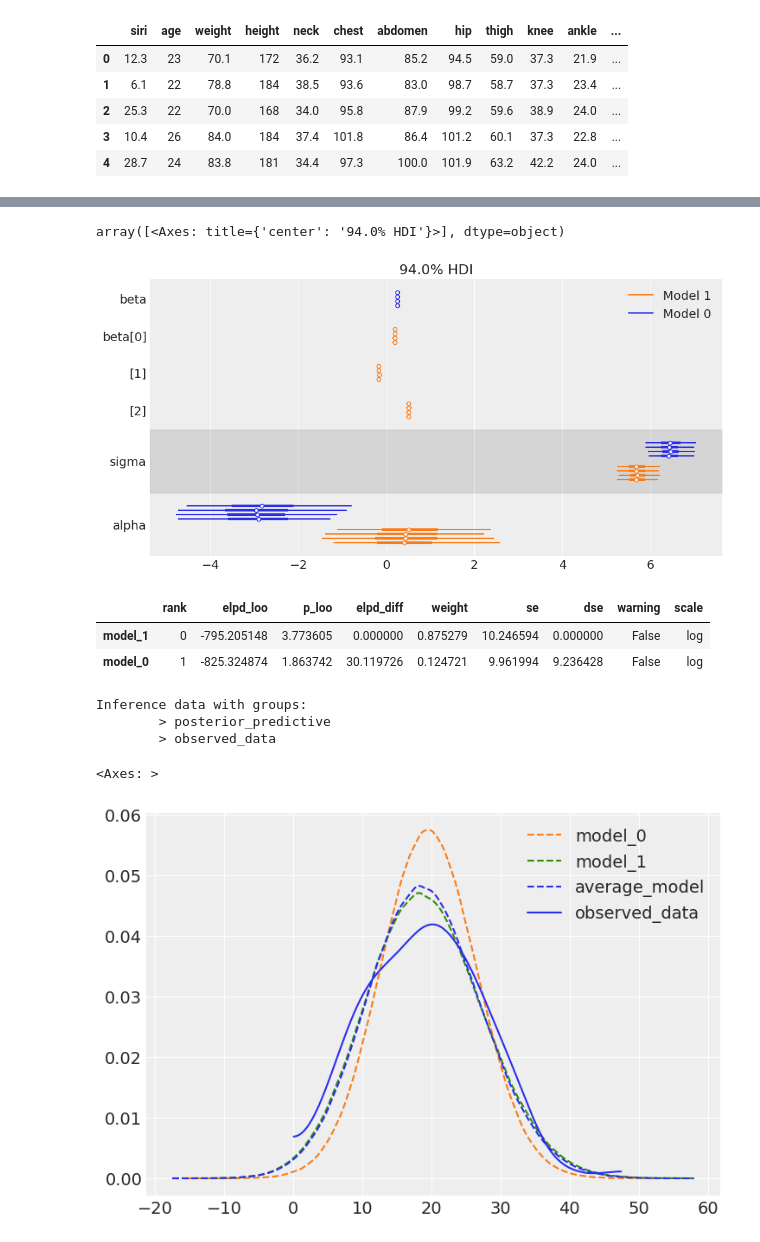
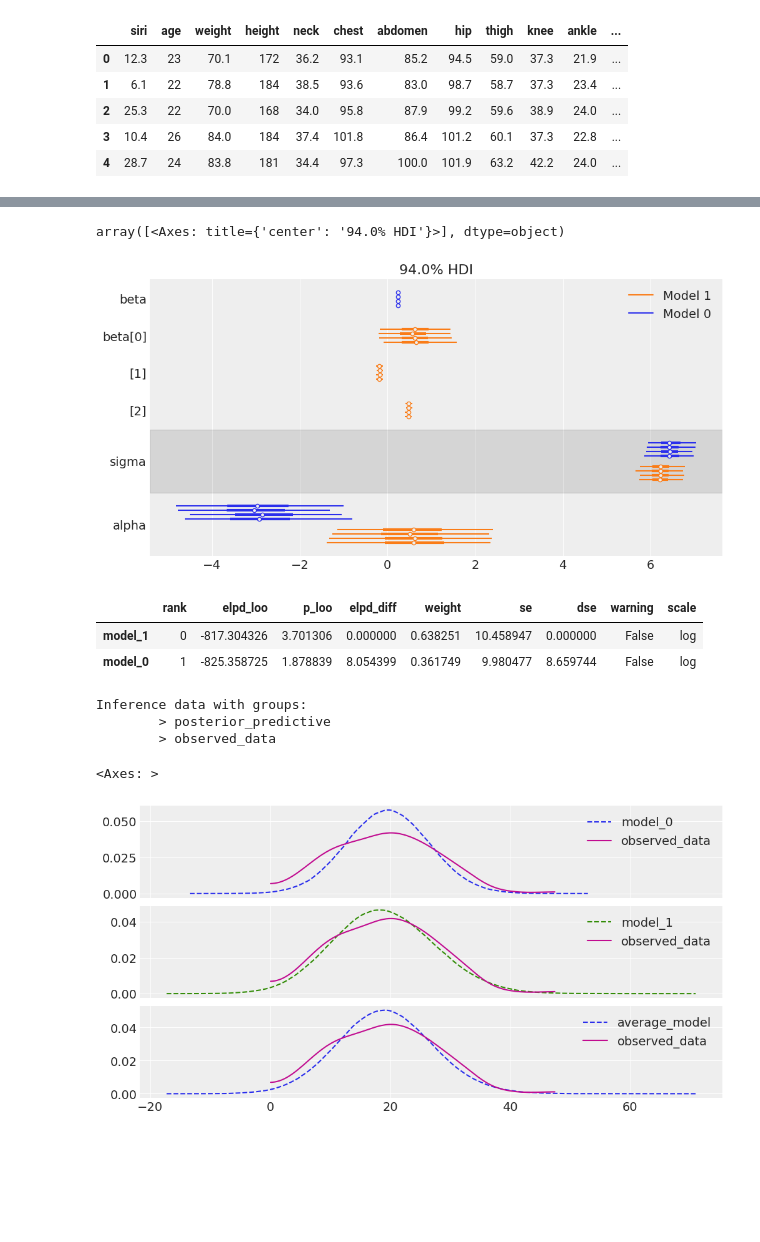
Before and after one commit to Robyrogers/seminar-bayesian_model_averaging, a Jupyter notebook: model_averaging.ipynb, the cells around one changed output, grey strips where cells are left out. Drawn from its saved outputs; the diff is of its cells as text; code cells hidden in the pictures; blank space fills up the shorter version.

Commit message:
updated code for model avg example

```diff
--- a/model_averaging.ipynb
+++ b/model_averaging.ipynb
@@ -75,7 +90,7 @@ with pm.Model() as model_1:
     beta = pm.Normal("beta", mu=0, sigma=1, shape=3)
     sigma = pm.HalfNormal("sigma", 5)
 
-    mu = alpha + pm.math.dot(beta, d[["age", "height", "weight"]].T)
+    mu = alpha + pm.math.dot(beta, d[["wrist", "height", "weight"]].T)
 
     siri = pm.Normal("siri", mu=mu, sigma=sigma, observed=d["siri"])
 
@@ -115,15 +130,15 @@ Sampling: [siri]
 az.plot_forest([idata_0, idata_1], figsize=(10,5))
 # %% [output]
 array([<Axes: title={'center': '94.0% HDI'}>], dtype=object)
-[figure, old version]
+[figure, new version]
 # %%
 model_dict = dict(zip(["model_0", "model_1"], [idata_0, idata_1]))
 comp = az.compare(model_dict)
 comp
 # %% [output]
 |  | rank | elpd_loo | p_loo | elpd_diff | weight | se | dse | warning | scale |
-| model_1 | 0 | -795.205148 | 3.773605 | 0.000000 | 0.875279 | 10.246594 | 0.000000 | False | log |
-| model_0 | 1 | -825.324874 | 1.863742 | 30.119726 | 0.124721 | 9.961994 | 9.236428 | False | log |
+| model_1 | 0 | -817.304326 | 3.701306 | 0.000000 | 0.638251 | 10.458947 | 0.000000 | False | log |
+| model_0 | 1 | -825.358725 | 1.878839 | 8.054399 | 0.361749 | 9.980477 | 8.659744 | False | log |
 # %%
 ppc_w = az.weight_predictions(
     [model_dict[name] for name in comp.index],
@@ -135,26 +150,43 @@ Inference data with groups:
         > posterior_predictive
         > observed_data
 # %%
+fig, (ax1, ax2, ax3) = plt.subplots(3, 1, sharex=True, figsize=(10,5))
 az.plot_kde(
     idata_0.posterior_predictive["siri"].values,
-    plot_kwargs={"color": "C1", "linestyle": "--"},
+    plot_kwargs={"color": "C0", "linestyle": "--"},
     label="model_0",
+    ax=ax1
+)
+az.plot_kde(
+    idata_0.observed_data['siri'].values,
+    plot_kwargs={"color": "C3", "linestyle": '-'},
+    label="observed_data",
+    ax=ax1
 )
 az.plot_kde(
     idata_1.posterior_predictive["siri"].values,
     plot_kwargs={"color": "C2", "linestyle": "--"},
     label="model_1",
+    ax=ax2
+)
+az.plot_kde(
+    idata_0.observed_data['siri'].values,
+    plot_kwargs={"color": "C3", "linestyle": '-'},
+    label="observed_data",
+    ax=ax2
 )
 az.plot_kde(
     ppc_w.posterior_predictive["siri"].values,
     plot_kwargs={"color": "C0", "linestyle": '--'},
     label="average_model",
-);
+    ax=ax3
+)
 az.plot_kde(
     idata_0.observed_data['siri'].values,
-    plot_kwargs={"color": "C0", "linestyle": '-'},
-    label="observed_data"
+    plot_kwargs={"color": "C3", "linestyle": '-'},
+    label="observed_data",
+    ax=ax3
 )
 # %% [output]
 <Axes: >
-[figure, old version]
+[figure, new version]
```
Also changed, not shown: parts of 7 cells of this notebook.
